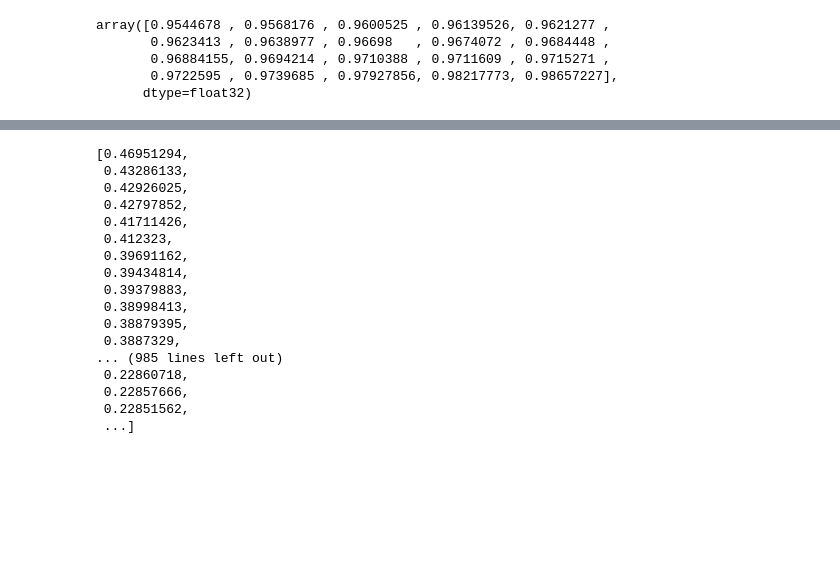
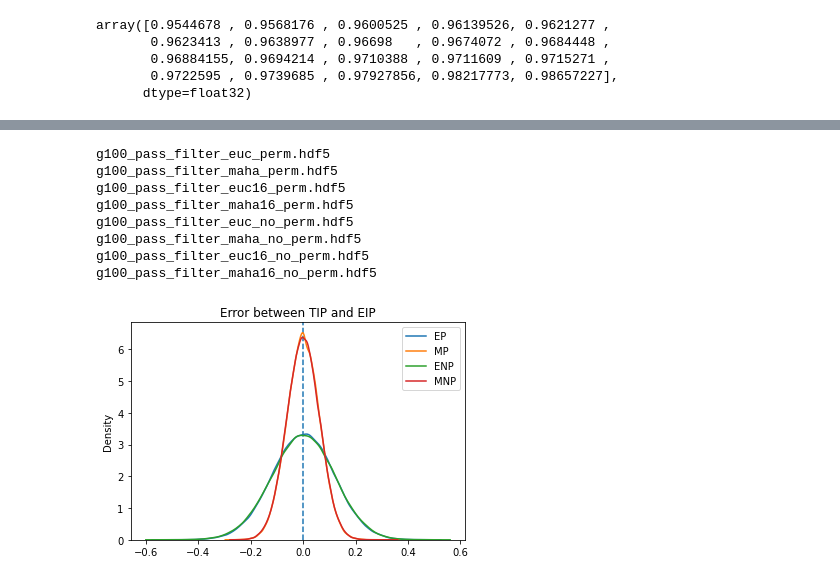
Before and after one commit to TSPoulsen/puffinn, a Jupyter notebook: experiments/results/explore_results.ipynb, the cells around one changed output, grey strips where cells are left out. Drawn from its saved outputs; the diff is of its cells as text; code cells hidden in the pictures; blank space fills up the shorter version.

```diff
--- a/experiments/results/explore_results.ipynb
+++ b/experiments/results/explore_results.ipynb
@@ -421,20 +418,0 @@ best_r = np.min(inner_prods, key = lambda k : sum(sorted(k, reverse=True)[:20]))
-# %%
-sorted(best_r, reverse = True)
-# %% [output]
-[0.46951294,
- 0.43286133,
- 0.42926025,
- 0.42797852,
- 0.41711426,
- 0.412323,
- 0.39691162,
- 0.39434814,
- 0.39379883,
- 0.38998413,
- 0.38879395,
- 0.3887329,
-... (985 lines left out)
- 0.22860718,
- 0.22857666,
- 0.22851562,
- ...]
@@ -440,0 +425,50 @@ sorted(best_r, reverse = True)
+# %%
+true_f = true.reshape(-1)
+estimates_f = estimates.reshape(-1)
+
+x1, y1 = [-0.4, 0.4], [-0.4,0.4]
+plt.plot(x1,y1)
+idcs = [i for i in range(true_f.shape[0])]
+sample = np.random.choice(idcs, size=1000, replace=False)
+
+#sns.kdeplot(x = true_f[sample], y = estimates_f[sample])
+
+plt.show()
+# %%
+filenames = {
+            "g100_pass_filter_euc_perm.hdf5": "EP",
+            "g100_pass_filter_maha_perm.hdf5": "MP",
+            "g100_pass_filter_euc16_perm.hdf5": "E16P",
+            "g100_pass_filter_maha16_perm.hdf5": "MP16",
+            "g100_pass_filter_euc_no_perm.hdf5": "ENP",
+            "g100_pass_filter_maha_no_perm.hdf5": "MNP",
+            "g100_pass_filter_euc16_no_perm.hdf5": "E16NP",
+            "g100_pass_filter_maha16_no_perm.hdf5": "M16NP"}
+# %%
+plt.axvline(x=0, linestyle='--')
+for fn in filenames:
+    print(fn)
+    if "16" in fn: continue
+    pass_filter = h5py.File(fn, "r")
+    #ts = np.array(pass_filter["threshholds"])
+    #bks = np.array(pass_filter["threshholds_boot_k"])
+    estimates = np.array(pass_filter["estimated_inner"])
+    true = np.array(pass_filter["true_inner"])
+    diffs = true-estimates
+    diffs = diffs.reshape(-1)
+    sample = np.random.choice(diffs, size = 100000, replace = False)
+    sns.kdeplot(sample, label=filenames[fn])
+
+plt.title("Error between TIP and EIP")
+plt.legend()
+plt.show()
+# %% [output]
+g100_pass_filter_euc_perm.hdf5
+g100_pass_filter_maha_perm.hdf5
+g100_pass_filter_euc16_perm.hdf5
+g100_pass_filter_maha16_perm.hdf5
+g100_pass_filter_euc_no_perm.hdf5
+g100_pass_filter_maha_no_perm.hdf5
+g100_pass_filter_euc16_no_perm.hdf5
+g100_pass_filter_maha16_no_perm.hdf5
+[figure, added]
```
Also changed, not shown: parts of 32 cells of this notebook, 14 other files.
